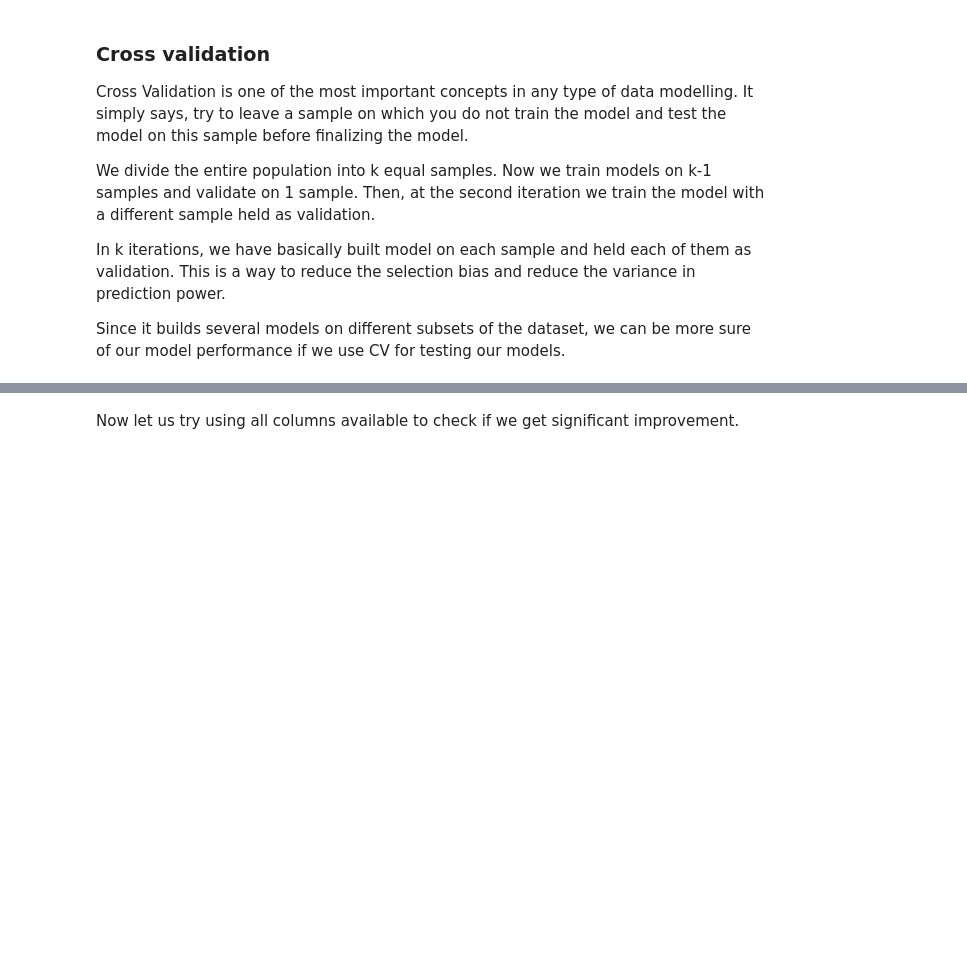
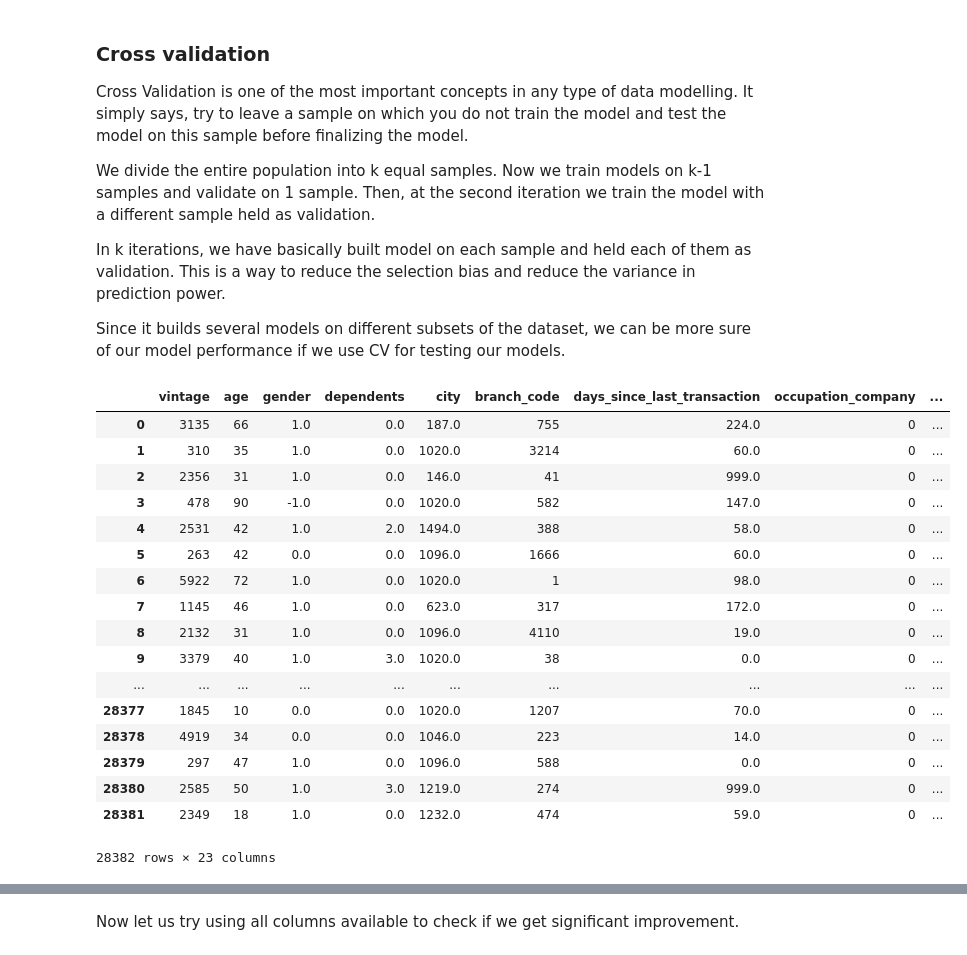
Before and after one commit to SuranjanDaw/Machine-Learning-and-Data-Science, a Jupyter notebook: internshala-machine-Learning-project-master/project machine Learnin/Churn Prediction Solution.ipynb, the cells around one changed output, grey strips where cells are left out. Cells and saved outputs as stored; diff of their text form; code cells hidden in the pictures; blank space fills up the shorter version.

```diff
--- a/internshala-machine-Learning-project-master/project machine Learnin/Churn Prediction Solution.ipynb
+++ b/internshala-machine-Learning-project-master/project machine Learnin/Churn Prediction Solution.ipynb
@@ -309,3 +309,24 @@ We divide the entire population into k equal samples. Now we train models on k-1
 In k iterations, we have basically built model on each sample and held each of them as validation. This is a way to reduce the selection bias and reduce the variance in prediction power.
 
 Since it builds several models on different subsets of the dataset, we can be more sure of our model performance if we use CV for testing our models.
+# %%
+df
+# %% [output]
+|  | vintage | age | gender | dependents | city | branch_code | days_since_last_transaction | occupation_company | ... |
+| 0 | 3135 | 66 | 1.0 | 0.0 | 187.0 | 755 | 224.0 | 0 | ... |
+| 1 | 310 | 35 | 1.0 | 0.0 | 1020.0 | 3214 | 60.0 | 0 | ... |
+| 2 | 2356 | 31 | 1.0 | 0.0 | 146.0 | 41 | 999.0 | 0 | ... |
+| 3 | 478 | 90 | -1.0 | 0.0 | 1020.0 | 582 | 147.0 | 0 | ... |
+| 4 | 2531 | 42 | 1.0 | 2.0 | 1494.0 | 388 | 58.0 | 0 | ... |
+| 5 | 263 | 42 | 0.0 | 0.0 | 1096.0 | 1666 | 60.0 | 0 | ... |
+| 6 | 5922 | 72 | 1.0 | 0.0 | 1020.0 | 1 | 98.0 | 0 | ... |
+| 7 | 1145 | 46 | 1.0 | 0.0 | 623.0 | 317 | 172.0 | 0 | ... |
+| 8 | 2132 | 31 | 1.0 | 0.0 | 1096.0 | 4110 | 19.0 | 0 | ... |
+| 9 | 3379 | 40 | 1.0 | 3.0 | 1020.0 | 38 | 0.0 | 0 | ... |
+| ... | ... | ... | ... | ... | ... | ... | ... | ... | ... |
+| 28377 | 1845 | 10 | 0.0 | 0.0 | 1020.0 | 1207 | 70.0 | 0 | ... |
+| 28378 | 4919 | 34 | 0.0 | 0.0 | 1046.0 | 223 | 14.0 | 0 | ... |
+| 28379 | 297 | 47 | 1.0 | 0.0 | 1096.0 | 588 | 0.0 | 0 | ... |
+| 28380 | 2585 | 50 | 1.0 | 3.0 | 1219.0 | 274 | 999.0 | 0 | ... |
+| 28381 | 2349 | 18 | 1.0 | 0.0 | 1232.0 | 474 | 59.0 | 0 | ... |
+28382 rows × 23 columns
```
Also changed, not shown: parts of 10 cells of this notebook, 5 other files.
